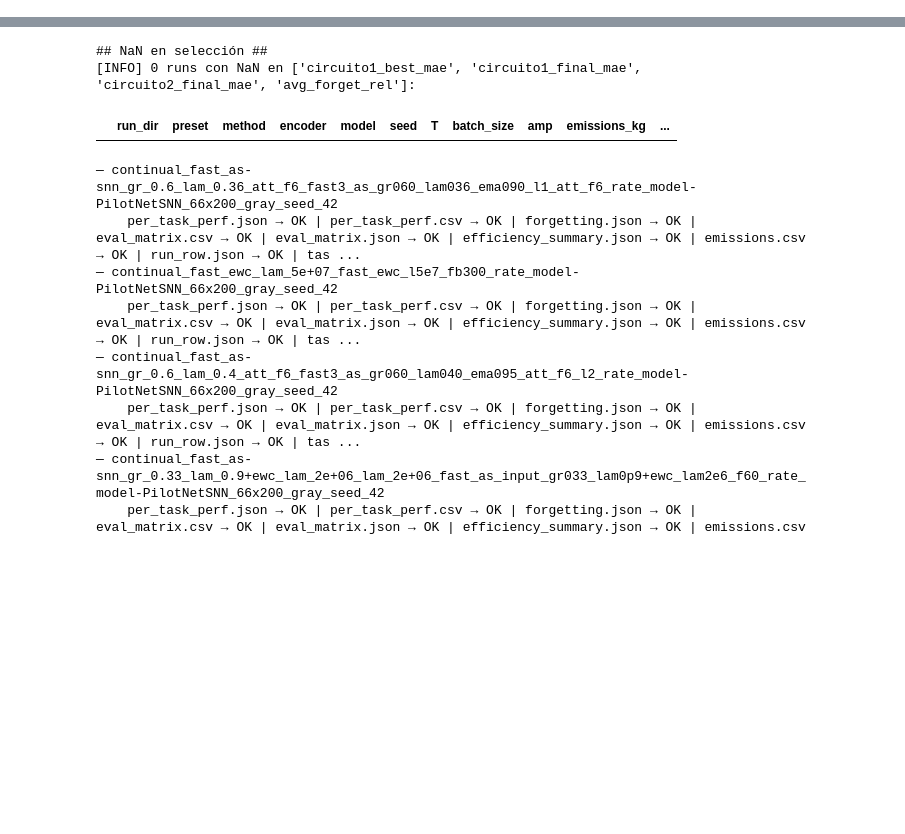
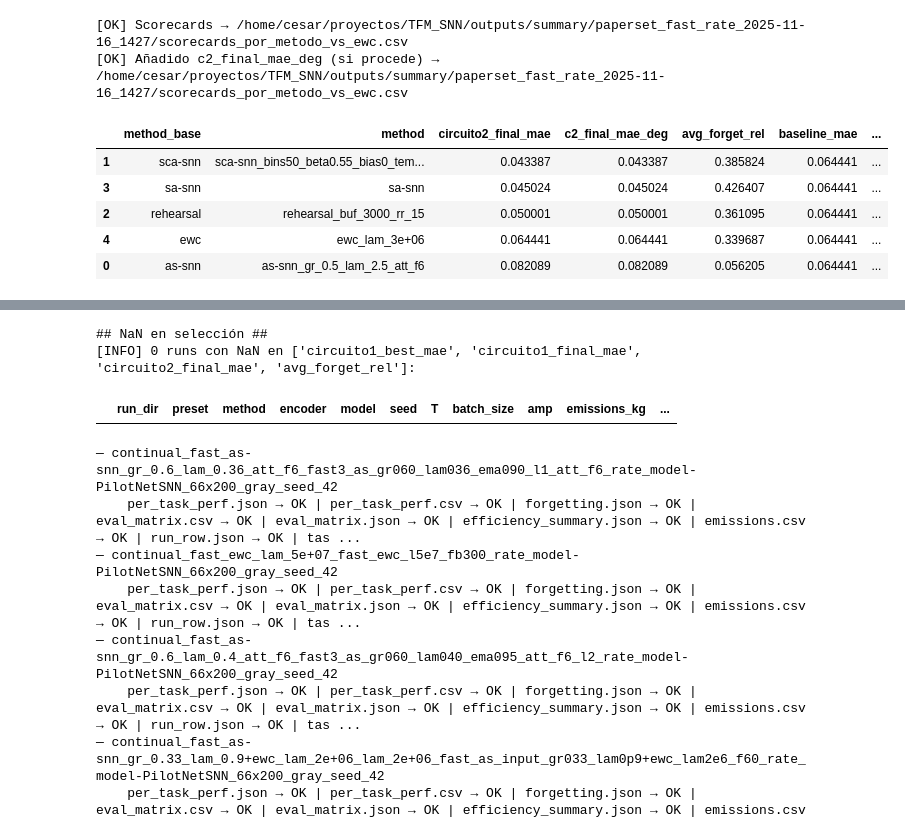
Before and after one commit to cesarfg32/TFM_SNN, a Jupyter notebook: notebooks/05_RESULTS_SELECTION_FIX.ipynb, the cells around one changed output, grey strips where cells are left out. Cells and saved outputs as stored; diff of their text form; code cells hidden in the pictures; blank space fills up the shorter version.

```diff
--- a/notebooks/05_RESULTS_SELECTION_FIX.ipynb
+++ b/notebooks/05_RESULTS_SELECTION_FIX.ipynb
@@ -950,6 +949,80 @@ if RELATIVE_BASELINE:
 | 113 | continual_fast_as-snn_gr_0.33_lam... | as-snn_gr_0.33_lam_0.9 | as-snn | 0.050001 | 0.361095 | 0.064441 | 0.339687 | ... |
 | 22 | continual_fast_as-snn_gr_0.3_lam_... | as-snn_gr_0.3_lam_1.2_att_f6 | as-snn | 0.064408 | 1.208131 | 0.064441 | 0.339687 | ... |
 | 141 | continual_fast_ewc_lam_3e+06_lam_... | ewc_lam_3e+06 | ewc | 0.064441 | 0.339687 | 0.064441 | 0.339687 | ... |
+# %%
+# Celda 5.2 — Porcentajes vs EWC y scorecards por método (sin dependencias extra)
+import pandas as pd, numpy as np
+from pathlib import Path
+
+# Asegura que tenemos df_rel (de la Celda 5.1)
+try:
+    df_rel
+except NameError:
+    df_rel = compute_relative_to_baseline(df_sel, baseline="ewc", strict=True)
+
+# 1) % mejora en MAE y cambio de olvido en puntos porcentuales (pp)
+rel = df_rel.copy()
+rel["mae_improv_pct"] = 100.0 * (rel["baseline_mae"] - rel["circuito2_final_mae"]) / rel["baseline_mae"]
+rel["forget_delta_pp"] = 100.0 * (rel["avg_forget_rel"] - rel["baseline_forget"])
+
+# 2) “Winners” por método ya calculado en Celda 5; si no existe, lo recomputamos rápido
+try:
+    winners
+except NameError:
+    tmp = df_rel.copy()
+    # Normaliza columnas si faltan
+    if "c2_final_mae" not in tmp.columns and "circuito2_final_mae" in tmp.columns:
+        tmp["c2_final_mae"] = tmp["circuito2_final_mae"]
+    # Score simple si no hay score_eff
+    if "score_eff" not in tmp.columns:
+        tmp["score_eff"] = np.nan
+    group_col = "method_base" if "method_base" in tmp.columns else "method"
+    winners = (tmp.sort_values([group_col, "c2_final_mae"], ascending=[True, True])
+                   .groupby(group_col, as_index=False).head(1))
+
+# 3) “Scorecard” por método: junta winners con porcentajes vs baseline
+key_cols = ["run_dir","method","method_base","preset","encoder","model","seed","T","batch_size","amp"]
+cols_metrics = ["circuito2_final_mae","avg_forget_rel","baseline_mae","baseline_forget",
+                "mae_improv_pct","forget_delta_pp","emissions_kg","elapsed_sec"]
+scorecards = winners[key_cols].merge(rel[key_cols + cols_metrics], on=key_cols, how="left")
+
+# 4) Exporta CSV legible para la memoria
+out_dir = SUMMARY
+scorecards_csv = out_dir / "scorecards_por_metodo_vs_ewc.csv"
+scorecards.to_csv(scorecards_csv, index=False)
+print("[OK] Scorecards →", scorecards_csv)
+
+# 5) (Opcional) si tus ángulos están normalizados [-1,1], dar MAE en grados (±25° típico)
+STEER_REP = os.environ.get("STEER_REP", "unknown")  # "norm1" si [-1,1], "deg" si ya son grados
+DEG_RANGE = float(os.environ.get("DEG_RANGE", "25"))  # cambia si tu rango real es ±X grados
+
+def _mae_to_deg(mae):
+    try:
+        v = float(mae)
+        if STEER_REP.lower() == "norm1":
+            return v * DEG_RANGE
+        return v  # ya en grados o desconocido
+    except Exception:
+        return np.nan
+
+scorecards["c2_final_mae_deg"] = scorecards["circuito2_final_mae"].apply(_mae_to_deg)
+scorecards.to_csv(scorecards_csv, index=False)  # re-escribe con la columna extra
+print("[OK] Añadido c2_final_mae_deg (si procede) →", scorecards_csv)
+
+# 6) Vista rápida ordenada por “mejor” (↑% mejora MAE, ↓Δ olvido)
+show_cols = ["method_base","method","circuito2_final_mae","c2_final_mae_deg","avg_forget_rel",
+             "baseline_mae","baseline_forget","mae_improv_pct","forget_delta_pp","emissions_kg"]
+disp = (scorecards.sort_values(["mae_improv_pct","forget_delta_pp"], ascending=[False, True]))[show_cols]
+display(disp)
+# %% [output]
+[OK] Scorecards → /home/cesar/proyectos/TFM_SNN/outputs/summary/paperset_fast_rate_2025-11-16_1427/scorecards_por_metodo_vs_ewc.csv
+[OK] Añadido c2_final_mae_deg (si procede) → /home/cesar/proyectos/TFM_SNN/outputs/summary/paperset_fast_rate_2025-11-16_1427/scorecards_por_metodo_vs_ewc.csv
+|  | method_base | method | circuito2_final_mae | c2_final_mae_deg | avg_forget_rel | baseline_mae | ... |
+| 1 | sca-snn | sca-snn_bins50_beta0.55_bias0_tem... | 0.043387 | 0.043387 | 0.385824 | 0.064441 | ... |
+| 3 | sa-snn | sa-snn | 0.045024 | 0.045024 | 0.426407 | 0.064441 | ... |
+| 2 | rehearsal | rehearsal_buf_3000_rr_15 | 0.050001 | 0.050001 | 0.361095 | 0.064441 | ... |
+| 4 | ewc | ewc_lam_3e+06 | 0.064441 | 0.064441 | 0.339687 | 0.064441 | ... |
+| 0 | as-snn | as-snn_gr_0.5_lam_2.5_att_f6 | 0.082089 | 0.082089 | 0.056205 | 0.064441 | ... |
 # %%
 # Celda 6 — Top-N global y Pareto (versión robusta)
 # helpers (por si no vienes de la Celda 5)
```
Also changed, not shown: parts of 14 cells of this notebook.
